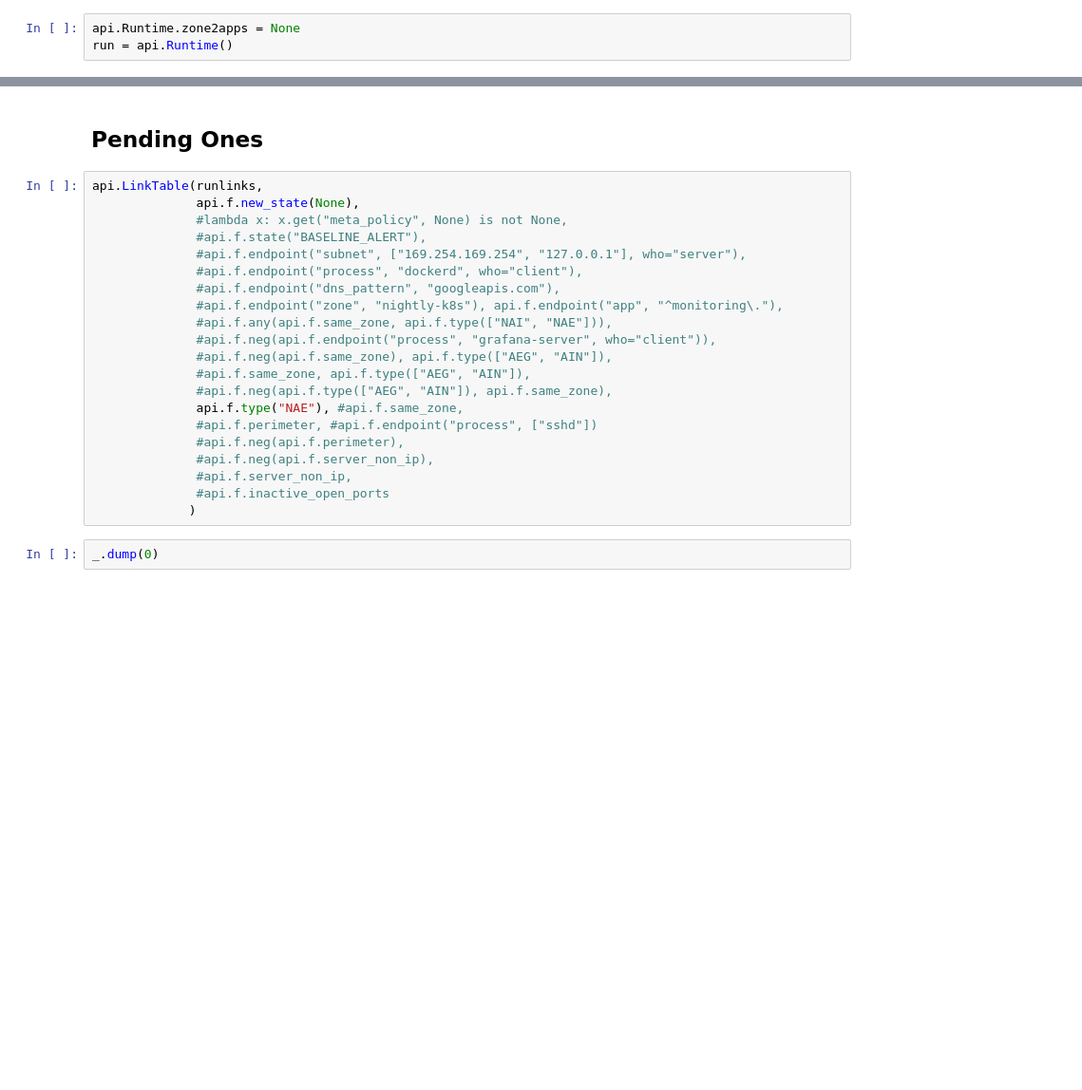
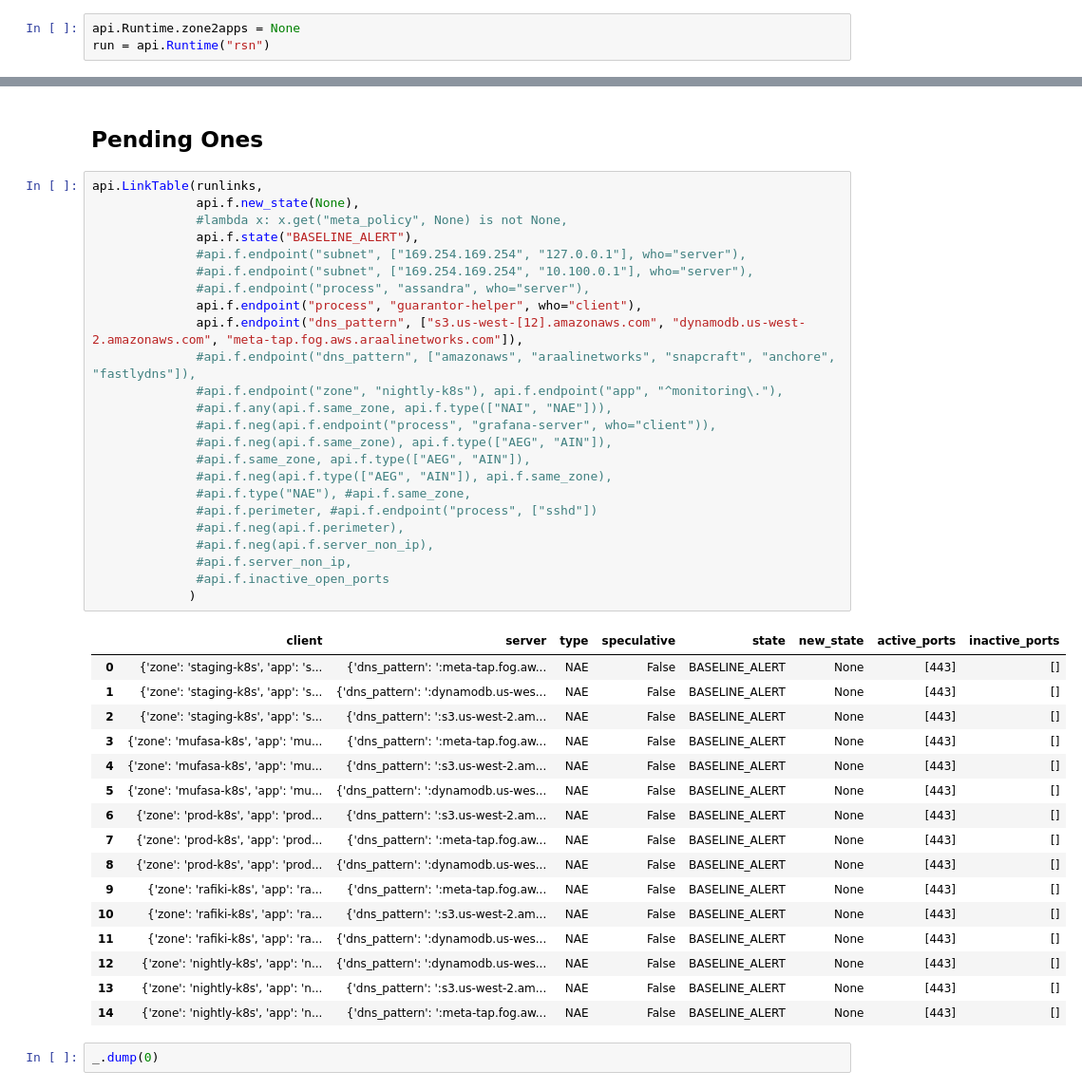
Before and after one commit to araalinetworks/api, a Jupyter notebook: python/araali_api.ipynb, the cells around one changed output, grey strips where cells are left out. Shown at 95% size. Saved outputs shown, nothing was run; the diff lists cells and outputs as text; blank space fills up the shorter version.

```diff
--- a/python/araali_api.ipynb
+++ b/python/araali_api.ipynb
@@ -101,6 +191,6 @@ run = run.refresh()
 # %%
 api.Runtime.zone2apps = None
-run = api.Runtime()
+run = api.Runtime("rsn")
 # %%
 %%time
 run = run.refresh()
@@ -186,24 +328,44 @@ api.LinkTable(
 # %%
 api.LinkTable(runlinks,
               api.f.new_state(None),
               #lambda x: x.get("meta_policy", None) is not None,
-              #api.f.state("BASELINE_ALERT"),
+              api.f.state("BASELINE_ALERT"),
               #api.f.endpoint("subnet", ["169.254.169.254", "127.0.0.1"], who="server"),
-              #api.f.endpoint("process", "dockerd", who="client"),
-              #api.f.endpoint("dns_pattern", "googleapis.com"),
+              #api.f.endpoint("subnet", ["169.254.169.254", "10.100.0.1"], who="server"),
+              #api.f.endpoint("process", "assandra", who="server"),
+              api.f.endpoint("process", "guarantor-helper", who="client"),
+              api.f.endpoint("dns_pattern", ["s3.us-west-[12].amazonaws.com", "dynamodb.us-west-2.amazonaws.com", "meta-tap.fog.aws.araalinetworks.com"]),
+              #api.f.endpoint("dns_pattern", ["amazonaws", "araalinetworks", "snapcraft", "anchore", "fastlydns"]),
               #api.f.endpoint("zone", "nightly-k8s"), api.f.endpoint("app", "^monitoring\."),
               #api.f.any(api.f.same_zone, api.f.type(["NAI", "NAE"])),
               #api.f.neg(api.f.endpoint("process", "grafana-server", who="client")),
               #api.f.neg(api.f.same_zone), api.f.type(["AEG", "AIN"]),
               #api.f.same_zone, api.f.type(["AEG", "AIN"]),
               #api.f.neg(api.f.type(["AEG", "AIN"]), api.f.same_zone),
-              api.f.type("NAE"), #api.f.same_zone,
+              #api.f.type("NAE"), #api.f.same_zone,
               #api.f.perimeter, #api.f.endpoint("process", ["sshd"])
               #api.f.neg(api.f.perimeter),
               #api.f.neg(api.f.server_non_ip),
               #api.f.server_non_ip,
               #api.f.inactive_open_ports
              )
+# %% [output]
+|  | client | server | type | speculative | state | new_state | active_ports | inactive_ports |
+| 0 | {'zone': 'staging-k8s', 'app': 's... | {'dns_pattern': ':meta-tap.fog.aw... | NAE | False | BASELINE_ALERT | None | [443] | [] |
+| 1 | {'zone': 'staging-k8s', 'app': 's... | {'dns_pattern': ':dynamodb.us-wes... | NAE | False | BASELINE_ALERT | None | [443] | [] |
+| 2 | {'zone': 'staging-k8s', 'app': 's... | {'dns_pattern': ':s3.us-west-2.am... | NAE | False | BASELINE_ALERT | None | [443] | [] |
+| 3 | {'zone': 'mufasa-k8s', 'app': 'mu... | {'dns_pattern': ':meta-tap.fog.aw... | NAE | False | BASELINE_ALERT | None | [443] | [] |
+| 4 | {'zone': 'mufasa-k8s', 'app': 'mu... | {'dns_pattern': ':s3.us-west-2.am... | NAE | False | BASELINE_ALERT | None | [443] | [] |
+| 5 | {'zone': 'mufasa-k8s', 'app': 'mu... | {'dns_pattern': ':dynamodb.us-wes... | NAE | False | BASELINE_ALERT | None | [443] | [] |
+| 6 | {'zone': 'prod-k8s', 'app': 'prod... | {'dns_pattern': ':s3.us-west-2.am... | NAE | False | BASELINE_ALERT | None | [443] | [] |
+| 7 | {'zone': 'prod-k8s', 'app': 'prod... | {'dns_pattern': ':meta-tap.fog.aw... | NAE | False | BASELINE_ALERT | None | [443] | [] |
+| 8 | {'zone': 'prod-k8s', 'app': 'prod... | {'dns_pattern': ':dynamodb.us-wes... | NAE | False | BASELINE_ALERT | None | [443] | [] |
+| 9 | {'zone': 'rafiki-k8s', 'app': 'ra... | {'dns_pattern': ':meta-tap.fog.aw... | NAE | False | BASELINE_ALERT | None | [443] | [] |
+| 10 | {'zone': 'rafiki-k8s', 'app': 'ra... | {'dns_pattern': ':s3.us-west-2.am... | NAE | False | BASELINE_ALERT | None | [443] | [] |
+| 11 | {'zone': 'rafiki-k8s', 'app': 'ra... | {'dns_pattern': ':dynamodb.us-wes... | NAE | False | BASELINE_ALERT | None | [443] | [] |
+| 12 | {'zone': 'nightly-k8s', 'app': 'n... | {'dns_pattern': ':dynamodb.us-wes... | NAE | False | BASELINE_ALERT | None | [443] | [] |
+| 13 | {'zone': 'nightly-k8s', 'app': 'n... | {'dns_pattern': ':s3.us-west-2.am... | NAE | False | BASELINE_ALERT | None | [443] | [] |
+| 14 | {'zone': 'nightly-k8s', 'app': 'n... | {'dns_pattern': ':meta-tap.fog.aw... | NAE | False | BASELINE_ALERT | None | [443] | [] |
 # %%
 _.dump(0)
 # %%
```
Also changed, not shown: parts of 20 cells of this notebook, 2 other files.
